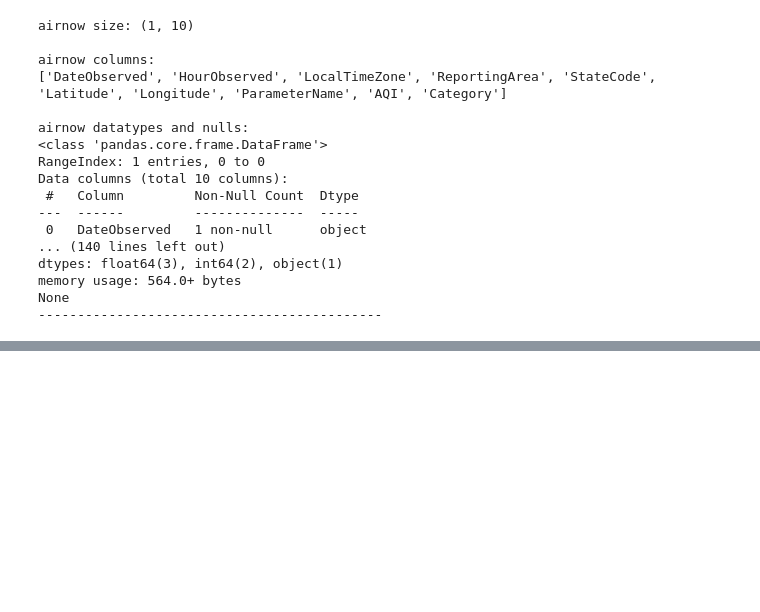
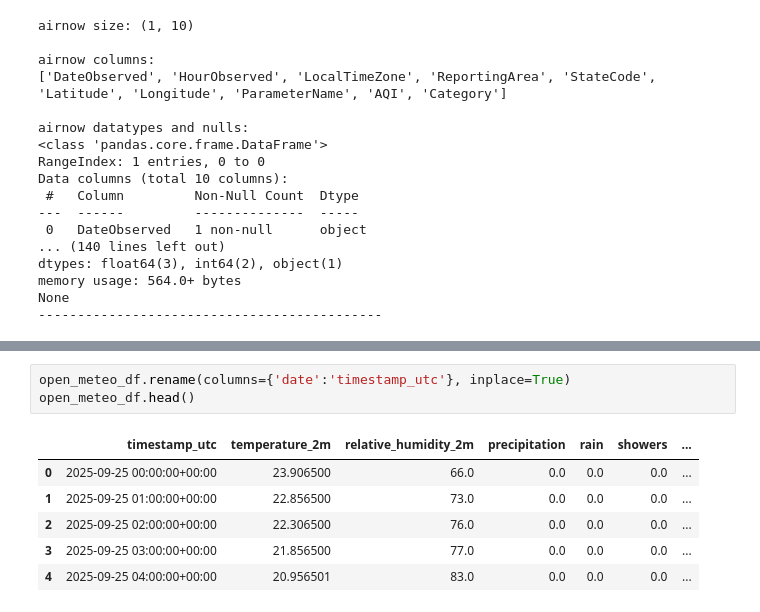
Before and after one commit to boncz/hawaii-airquality-forecasting, a Jupyter notebook: Notebooks/Utility/build_dataset.ipynb, the cells around one changed output, grey strips where cells are left out. Drawn from its saved outputs; the diff is of its cells as text; blank space fills up the shorter version.

```diff
--- a/Notebooks/Utility/build_dataset.ipynb
+++ b/Notebooks/Utility/build_dataset.ipynb
@@ -44,0 +155,10 @@ None
+# %%
+open_meteo_df.rename(columns={'date':'timestamp_utc'}, inplace=True)
+open_meteo_df.head()
+# %% [output]
+|  | timestamp_utc | temperature_2m | relative_humidity_2m | precipitation | rain | showers | ... |
+| 0 | 2025-09-25 00:00:00+00:00 | 23.906500 | 66.0 | 0.0 | 0.0 | 0.0 | ... |
+| 1 | 2025-09-25 01:00:00+00:00 | 22.856500 | 73.0 | 0.0 | 0.0 | 0.0 | ... |
+| 2 | 2025-09-25 02:00:00+00:00 | 22.306500 | 76.0 | 0.0 | 0.0 | 0.0 | ... |
+| 3 | 2025-09-25 03:00:00+00:00 | 21.856500 | 77.0 | 0.0 | 0.0 | 0.0 | ... |
+| 4 | 2025-09-25 04:00:00+00:00 | 20.956501 | 83.0 | 0.0 | 0.0 | 0.0 | ... |
```
Also changed, not shown: parts of 29 cells of this notebook, 1 other file.
